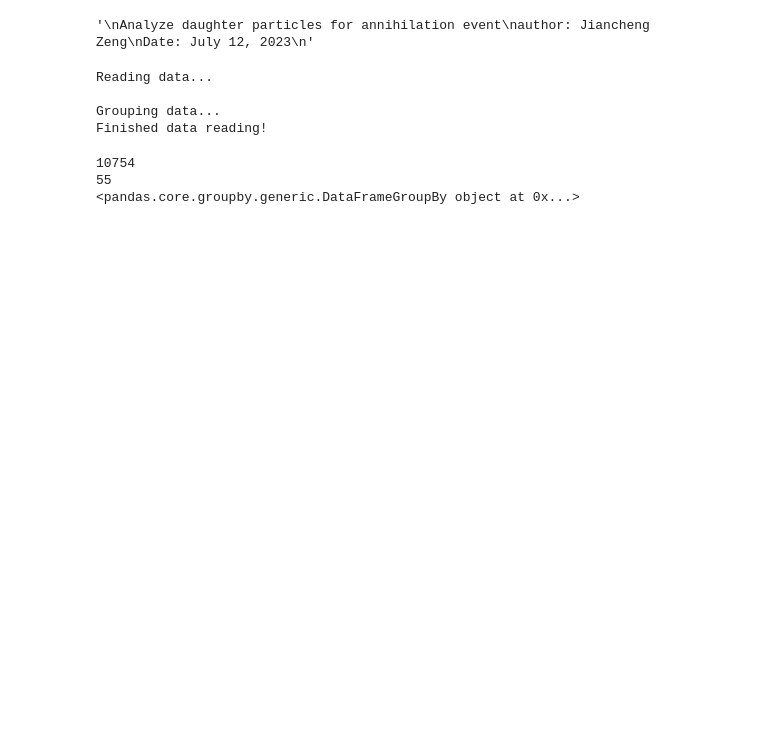
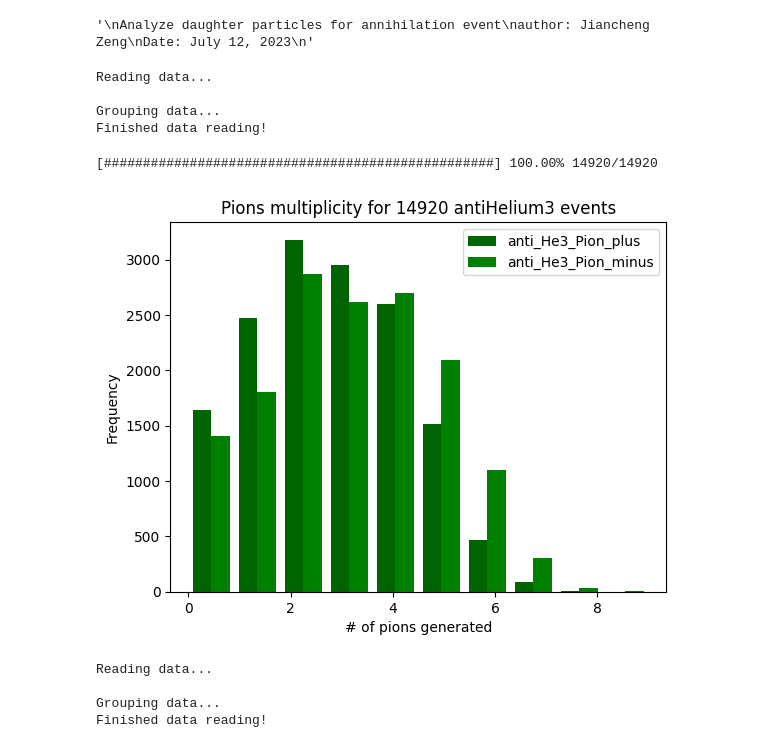
Before and after one commit to Eclipsedclaw/GRAMS, a Jupyter notebook: analysis/2023_Paper/2024_Daughter_analysis.ipynb, the cells around one changed output. Drawn from its saved outputs; the diff is of its cells as text; code cells hidden in the pictures; blank space fills up the shorter version.

Commit message:
stable analysis for small number of events

```diff
--- a/analysis/2023_Paper/2024_Daughter_analysis.ipynb
+++ b/analysis/2023_Paper/2024_Daughter_analysis.ipynb
@@ -51,27 +51,62 @@ Grouping data...
 Finished data reading!
 # %%
 if data is not None:
+    N_mu_plus = []
+    N_mu_minus = []
     try:
         event_keys = list(data.groups.keys())
+        # i is eventID
         for i in range(len(event_keys)):
             data_track = data.get_group(event_keys[i])
             data_track = data_track.groupby(['trackID'])
             track_keys = list(data_track.groups.keys())
+            mu_plus = 0
+            mu_minus = 0
+            # j is track ID
             for j in range(len(track_keys)):
+                if(str(data_track.get_group(track_keys[j]).iloc[0]['particleID']) == '211'):
+                    mu_plus = mu_plus + 1
+                    # get the particle ID of this track
+                    #print("first track of event", event_keys[i], "is", data_track.get_group(track_keys[j]).iloc[0]['particleID'])
+                elif(str(data_track.get_group(track_keys[j]).iloc[0]['particleID']) == '-211'):
+                    mu_minus = mu_minus + 1
+            N_mu_plus.append(mu_plus)
+            N_mu_minus.append(mu_minus)
+            toy_model_analysis.display_progress_bar(i+1, len(event_keys))
 
-        #for (event_id, track_id) in group_keys:
-            #track_temp = test.get_group((event_id, track_id))
-            #print(f"Data for eventID {event_id} and trackID {track_id}:")
-            #print(track_temp)
     except KeyError as e:
         print(f"KeyError: {e}")
     except Exception as e:
         print(f"An error occurred: {e}")
-
-
-
-print(test)
 # %% [output]
-10754
-55
-<pandas.core.groupby.generic.DataFrameGroupBy object at 0x...>
+[##################################################] 100.00% 14920/14920
+# %%
+
+# This is for listing pi-/pi+/pi0 multiplicity
+
+anti_He3_Pion_profile = [N_mu_plus, N_mu_minus]
+anti_He3_Pion_label = ['anti_He3_Pion_plus', 'anti_He3_Pion_minus']
+anti_He3_Pion_color = ['darkgreen', 'green']
+
+
+plt.figure(1)
+plt.hist(anti_He3_Pion_profile, label = anti_He3_Pion_label, color=anti_He3_Pion_color)
+
+# Add labels and title
+plt.xlabel('# of pions generated')
+#plt.xticks(x_values, x_name, rotation=45, ha='right')
+plt.ylabel('Frequency')
+plt.legend()
+plt.title('Pions multiplicity for '+str(len(event_keys))+ ' antiHelium3 events')
+
+# Show the plot
+plt.show()
+# %% [output]
+[figure, added]
+# %%
+proton_data = read_data_from_toymodel("/HDD/jiancheng/GRAMS/ToyModelData/2023/anti_proton_daughters_1e7.dat")
+# %% [output]
+Reading data...
+
+Grouping data...
+Finished data reading!
```
Also changed, not shown: parts of 4 cells of this notebook, 1 other file.
